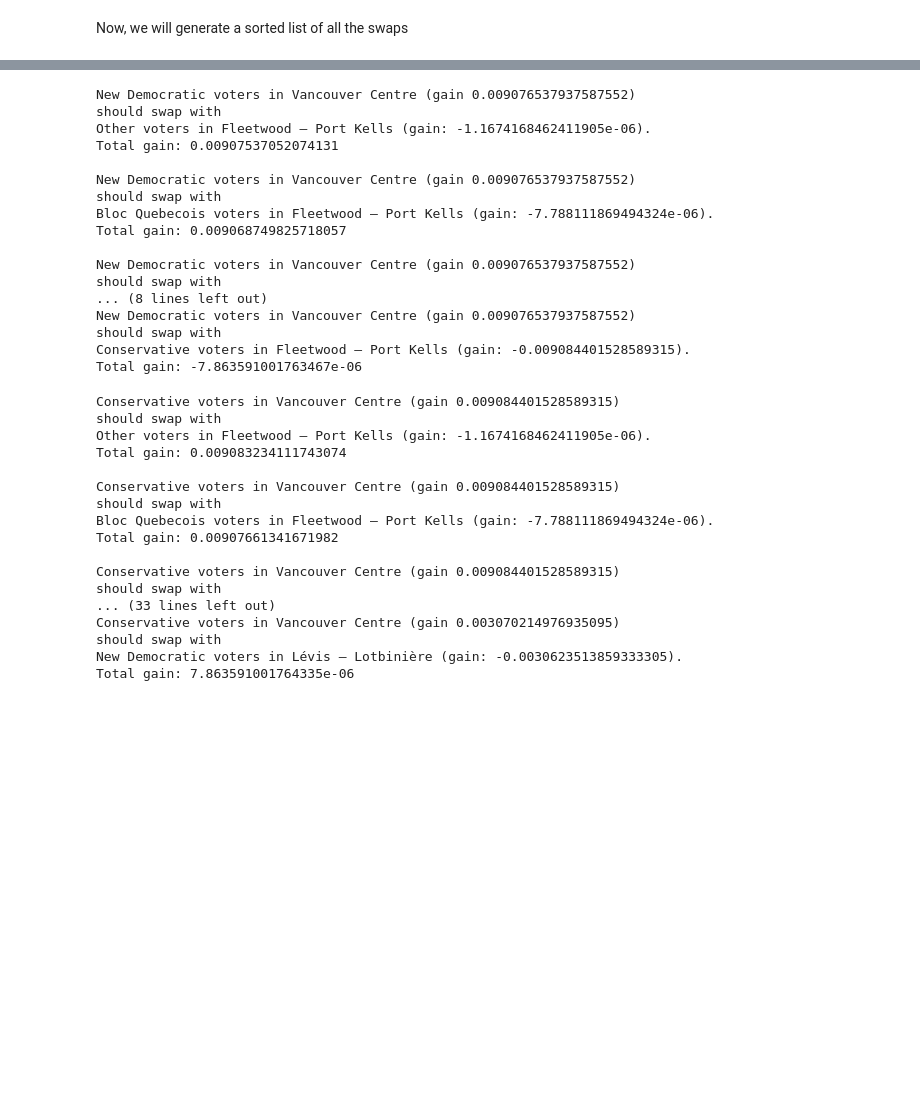
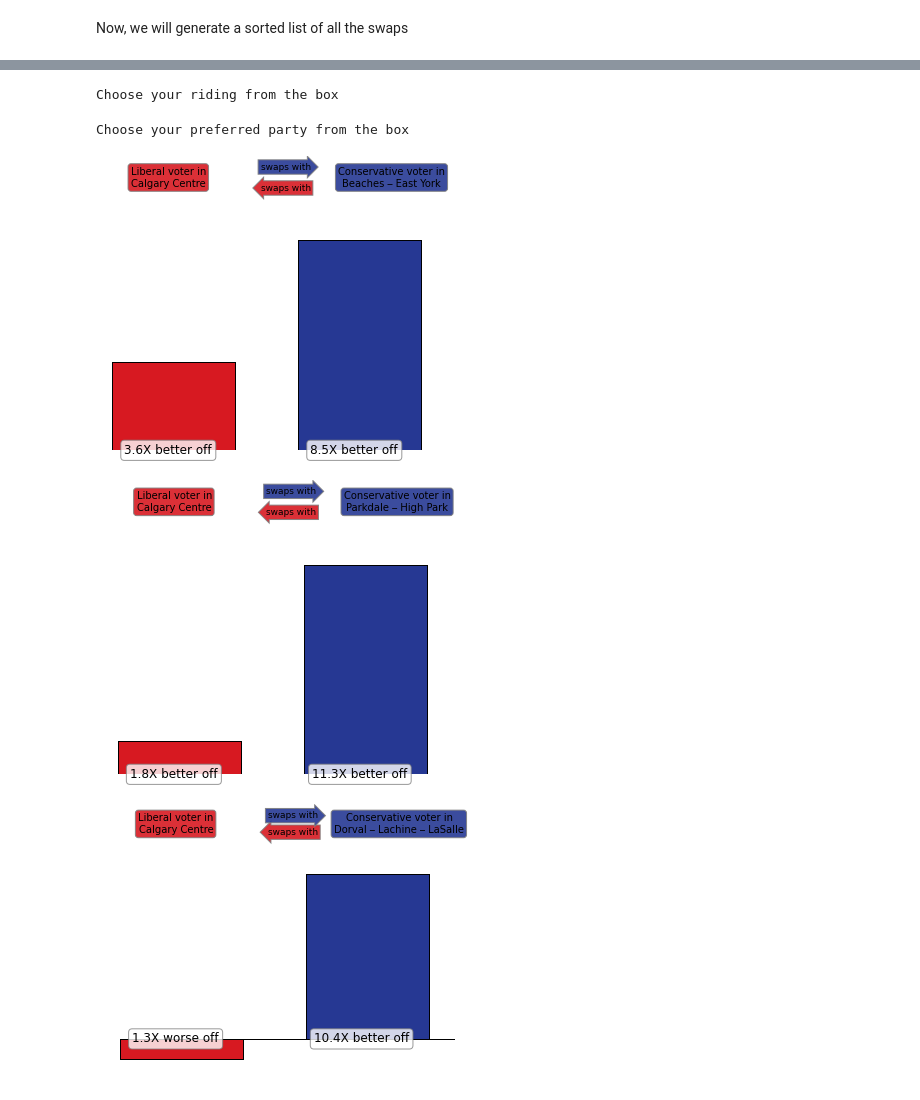
Before and after one commit to QEDan/CanadaElection2015, a Jupyter notebook: voter_inequality.ipynb, the cells around one changed output, grey strips where cells are left out. Drawn from its saved outputs; the diff is of its cells as text; code cells hidden in the pictures; blank space fills up the shorter version.

```diff
--- a/voter_inequality.ipynb
+++ b/voter_inequality.ipynb
@@ -351,30 +427,11 @@ def topSwaps(riding, party, n=10):
     for swap in swaps:
         if swap.riding1 == riding and swap.party1 == party:
             validSwaps.append(swap)
-    sortedSwaps = sorted(validSwaps, key=lambda x: x.benefit1*(1.0 + x.benefit2), reverse=True)
+    sortedSwaps = sorted(validSwaps, key=lambda x: x.benefit1*x.benefit2, reverse=True)
     return sortedSwaps[0:n]
 # %%
-for swap in topSwaps("Vancouver Centre", "New Democratic", 5):
-    print(swap)
-    print("")
+for swap in topSwaps("Vancouver Centre", "Green", 5):
+    plotSwap(swap)
-# %% [output]
-New Democratic voters in Vancouver Centre (gain 0.009076537937587552)
-should swap with
-Other voters in Fleetwood – Port Kells (gain: -1.1674168462411905e-06).
-Total gain: 0.00907537052074131
-
-New Democratic voters in Vancouver Centre (gain 0.009076537937587552)
-should swap with
-Bloc Quebecois voters in Fleetwood – Port Kells (gain: -7.788111869494324e-06).
-Total gain: 0.009068749825718057
-
-New Democratic voters in Vancouver Centre (gain 0.009076537937587552)
-should swap with
-... (8 lines left out)
-New Democratic voters in Vancouver Centre (gain 0.009076537937587552)
-should swap with
-Conservative voters in Fleetwood – Port Kells (gain: -0.009084401528589315).
-Total gain: -7.863591001763467e-06
 # %%
 from IPython.html import widgets
 from IPython.display import display
@@ -382,28 +439,20 @@ from IPython.display import display
 
 ridingDrop = widgets.Select(options=sorted(ridingDict))
 display(ridingDrop)
-
-partyDrop = widgets.Dropdown(options=sorted(parties))
-display(partyDrop)
+print("Choose your riding from the box")
+# %% [output]
+Choose your riding from the box
+# %%
+
+partyDrop = widgets.Dropdown(options=sorted(parties))
+display(partyDrop)
+print("Choose your preferred party from the box")
+# %% [output]
+Choose your preferred party from the box
 # %%
-for swap in topSwaps(ridingDrop.selected_label, partyDrop.selected_label):
-    print(swap)
-    print("")
+for swap in topSwaps(ridingDrop.selected_label, partyDrop.selected_label,5):
+    plotSwap(swap)
 # %% [output]
-Conservative voters in Vancouver Centre (gain 0.009084401528589315)
-should swap with
-Other voters in Fleetwood – Port Kells (gain: -1.1674168462411905e-06).
-Total gain: 0.009083234111743074
-
-Conservative voters in Vancouver Centre (gain 0.009084401528589315)
-should swap with
-Bloc Quebecois voters in Fleetwood – Port Kells (gain: -7.788111869494324e-06).
-Total gain: 0.00907661341671982
-
-Conservative voters in Vancouver Centre (gain 0.009084401528589315)
-should swap with
-... (33 lines left out)
-Conservative voters in Vancouver Centre (gain 0.003070214976935095)
-should swap with
-New Democratic voters in Lévis – Lotbinière (gain: -0.0030623513859333305).
-Total gain: 7.863591001764335e-06
+[figure, added]
+[figure, added]
+[figure, added]
```
Also changed, not shown: parts of 13 cells of this notebook.
